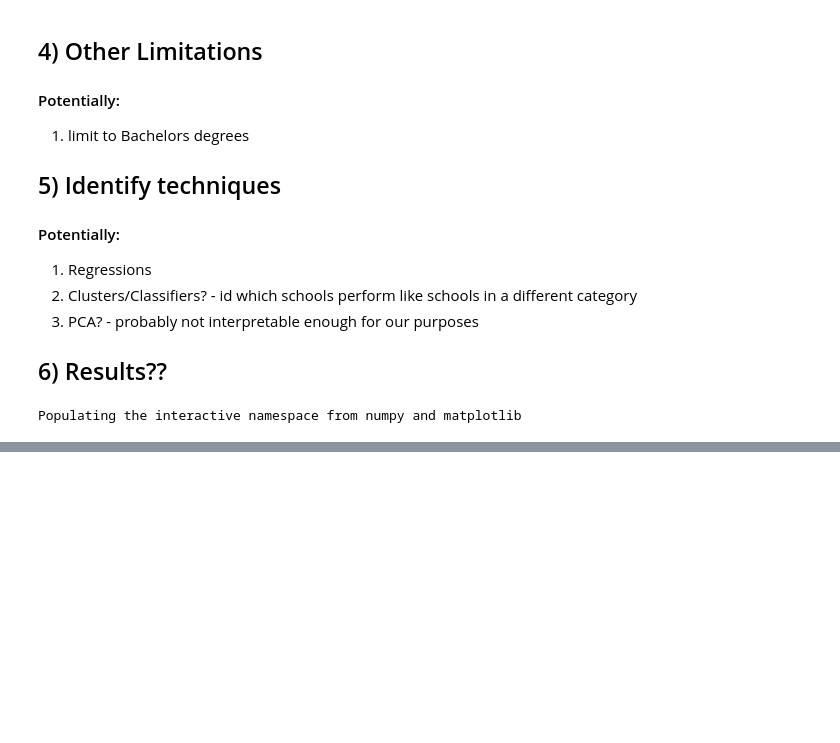
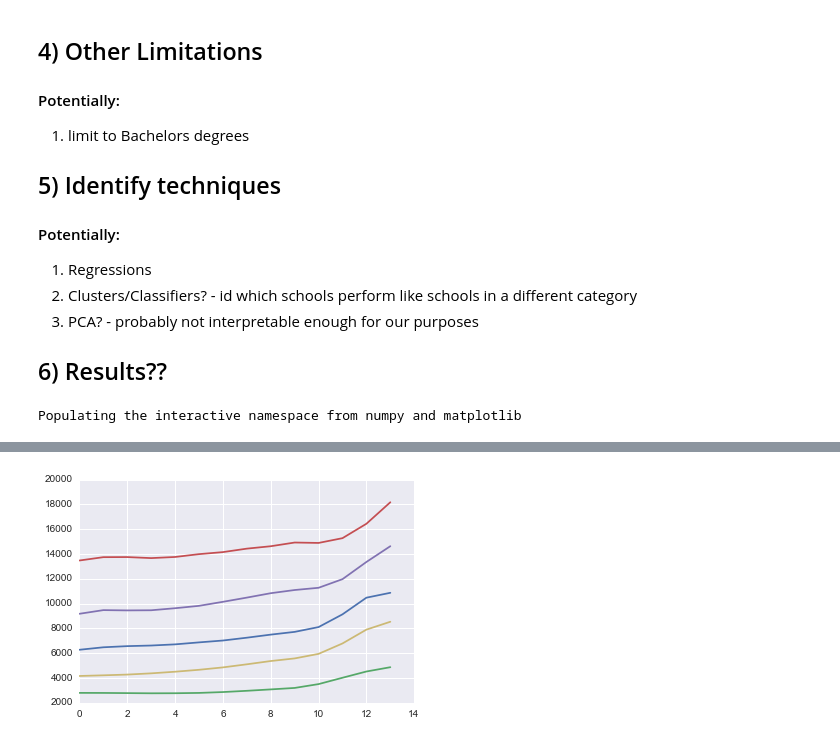
Before and after one commit to michellemho/machine_learning_for_cities, a Jupyter notebook: Final_Project/Exploratory_notebook.ipynb, the cells around one changed output, grey strips where cells are left out. Drawn from its saved outputs; the diff is of its cells as text; code cells hidden in the pictures; blank space fills up the shorter version.

```diff
--- a/Final_Project/Exploratory_notebook.ipynb
+++ b/Final_Project/Exploratory_notebook.ipynb
@@ -109,0 +144,12 @@ Name: MN_EARN_WNE_P9, dtype: object
+# %%
+nk= 5
+centroids = cluster.k_means(np.asarray(df_final), 5, max_iter=15)[0]
+labels = cluster.k_means(np.asarray(df_final), 5, max_iter=15)[1]
+# %%
+dates = list(range(1997, 2011))
+cluster_centroidsDF = pd.DataFrame(centroids, columns = dates)
+
+for i in range(0,5):
+    pl.plot(cluster_centroidsDF.loc[i,dates])
+# %% [output]
+[figure, added]
```
Also changed, not shown: parts of 16 cells of this notebook.
